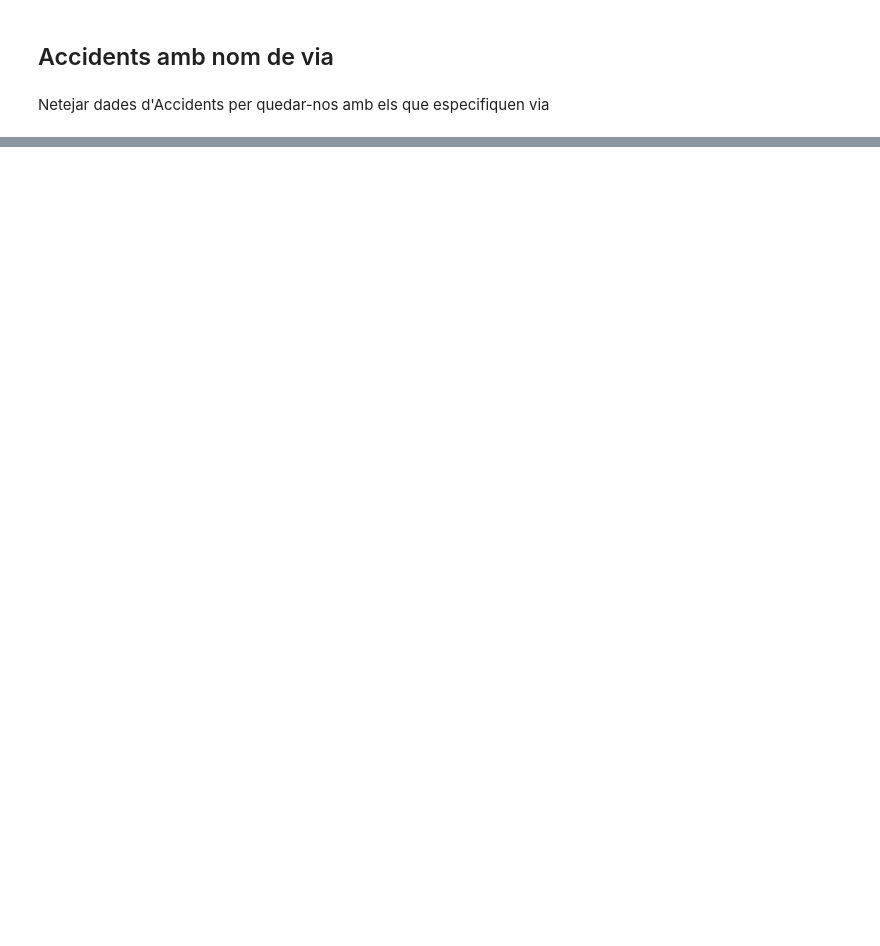
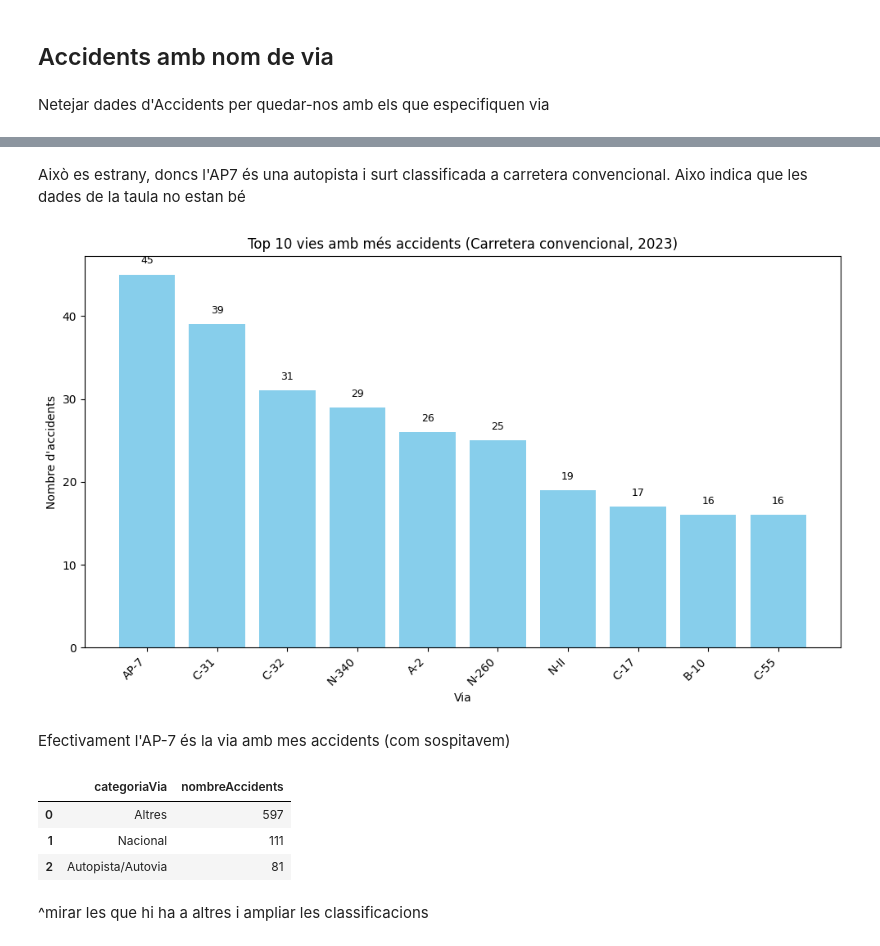
Before and after one commit to SeergiCureero/Proyecto-Analitica-Descriptiva, a Jupyter notebook: main.ipynb, the cells around one changed output, grey strips where cells are left out. Drawn from its saved outputs; the diff is of its cells as text; code cells hidden in the pictures; blank space fills up the shorter version.

```diff
--- a/main.ipynb
+++ b/main.ipynb
@@ -127,0 +358,66 @@ AccidentsCOMPLET [  (AccidentsCOMPLET['F_VICTIMES']>35) & (AccidentsCOMPLET['F_U
+# %% [markdown]
+Això es estrany, doncs l'AP7 és una autopista i surt classificada a carretera convencional. Aixo indica que les dades de la taula no estan bé
+# %%
+# Filtra les carreteres convencionals
+df2023 = AccidentsPerAny[13]
+carreteresConv = df2023[df2023['D_TIPUS_VIA'] == 'Carretera convencional']
+
+# Comptar accidents per via
+accidentsPerVia = carreteresConv['via'].value_counts().reset_index()
+accidentsPerVia.columns = ['via', 'nombreAccidents']
+
+# Agafem les 10 primeres
+top10 = accidentsPerVia.head(10)
+
+# Gràfic de barres
+plt.figure(figsize=(10, 6))
+bars = plt.bar(top10['via'], top10['nombreAccidents'], color='skyblue')
+
+# Etiquetes a sobre de cada barra
+for bar in bars:
+    height = bar.get_height()
+    plt.text(bar.get_x() + bar.get_width()/2, height + 1, str(height),
+             ha='center', va='bottom', fontsize=9)
+
+# Estètica del gràfic
+plt.title("Top 10 vies amb més accidents (Carretera convencional, 2023)")
+plt.xlabel("Via")
+plt.ylabel("Nombre d'accidents")
+plt.xticks(rotation=45, ha='right')
+plt.tight_layout()
+plt.show()
+# %% [output]
+[figure, added]
+# %% [markdown]
+Efectivament l'AP-7 és la via amb mes accidents (com sospitavem)
+# %%
+
+# Copiem el DataFrame original del 2023
+df2023 = AccidentsPerAny[13].copy()
+
+# Funció per classificar segons el nom de la via
+def classificar_via(via):
+    if isinstance(via, str):
+        via = via.strip().upper()
+        if via.startswith("AP") or via.startswith("A"):
+            return "Autopista/Autovia"
+        elif via.startswith("N"):
+            return "Nacional"
+        else:
+            return "Altres"
+    return "Desconegut"
+
+# Aplicar la classificació
+df2023['categoriaVia'] = df2023['via'].apply(classificar_via)
+
+# Comptar els accidents per categoria
+accidentsPerCategoria = df2023['categoriaVia'].value_counts().reset_index()
+accidentsPerCategoria.columns = ['categoriaVia', 'nombreAccidents']
+accidentsPerCategoria
+# %% [output]
+|  | categoriaVia | nombreAccidents |
+| 0 | Altres | 597 |
+| 1 | Nacional | 111 |
+| 2 | Autopista/Autovia | 81 |
+# %% [markdown]
+^mirar les que hi ha a altres i ampliar les classificacions
```
Also changed, not shown: parts of 39 cells of this notebook, 1 other file.
